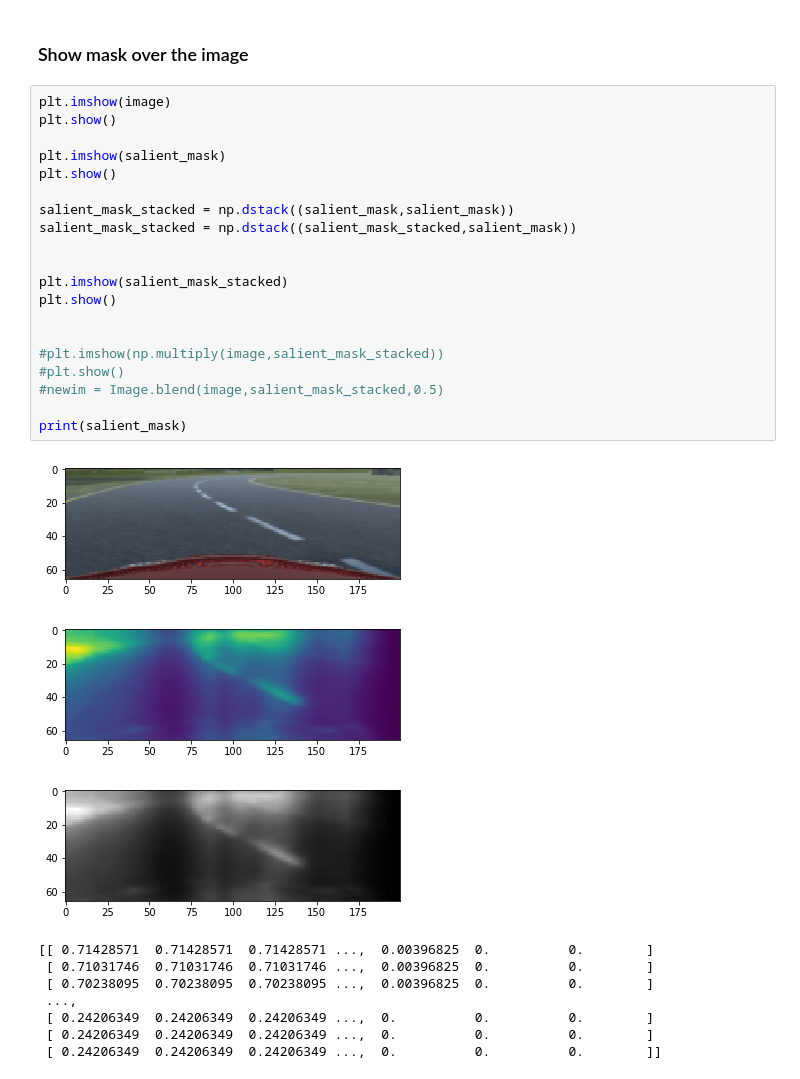
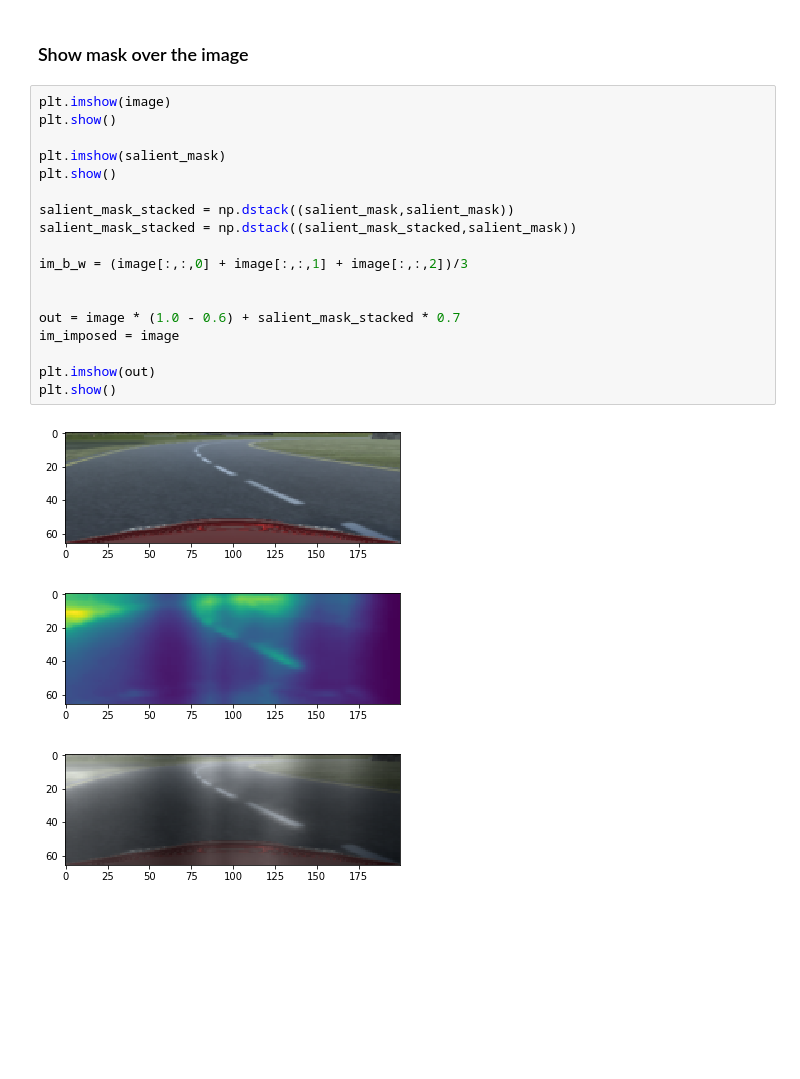
Before and after one commit to VisBlank/DLMatFramework, a Jupyter notebook: virtual/tensorDriver/NvidiaLastPaper.ipynb, the cells around one changed output. Cells and saved outputs as stored; diff of their text form; blank space fills up the shorter version.

```diff
--- a/virtual/tensorDriver/NvidiaLastPaper.ipynb
+++ b/virtual/tensorDriver/NvidiaLastPaper.ipynb
@@ -120,31 +109,22 @@ salient_mask = (multC12up - np.min(multC12up))/(np.max(multC12up) - np.min(multC
 # %%
 plt.imshow(image)
 plt.show()
 
 plt.imshow(salient_mask)
 plt.show()
 
 salient_mask_stacked = np.dstack((salient_mask,salient_mask))
 salient_mask_stacked = np.dstack((salient_mask_stacked,salient_mask))
 
-
-plt.imshow(salient_mask_stacked)
-plt.show()
+im_b_w = (image[:,:,0] + image[:,:,1] + image[:,:,2])/3
 
 
-#plt.imshow(np.multiply(image,salient_mask_stacked))
-#plt.show()
-#newim = Image.blend(image,salient_mask_stacked,0.5)
+out = image * (1.0 - 0.6) + salient_mask_stacked * 0.7
+im_imposed = image
 
-print(salient_mask)
+plt.imshow(out)
+plt.show()
 # %% [output]
 [figure]
 [figure]
-[figure, old version]
+[figure, new version]
-[[ 0.71428571  0.71428571  0.71428571 ...,  0.00396825  0.          0.        ]
- [ 0.71031746  0.71031746  0.71031746 ...,  0.00396825  0.          0.        ]
- [ 0.70238095  0.70238095  0.70238095 ...,  0.00396825  0.          0.        ]
- ...,
- [ 0.24206349  0.24206349  0.24206349 ...,  0.          0.          0.        ]
- [ 0.24206349  0.24206349  0.24206349 ...,  0.          0.          0.        ]
- [ 0.24206349  0.24206349  0.24206349 ...,  0.          0.          0.        ]]
```
Also changed, not shown: parts of 2 cells of this notebook.
